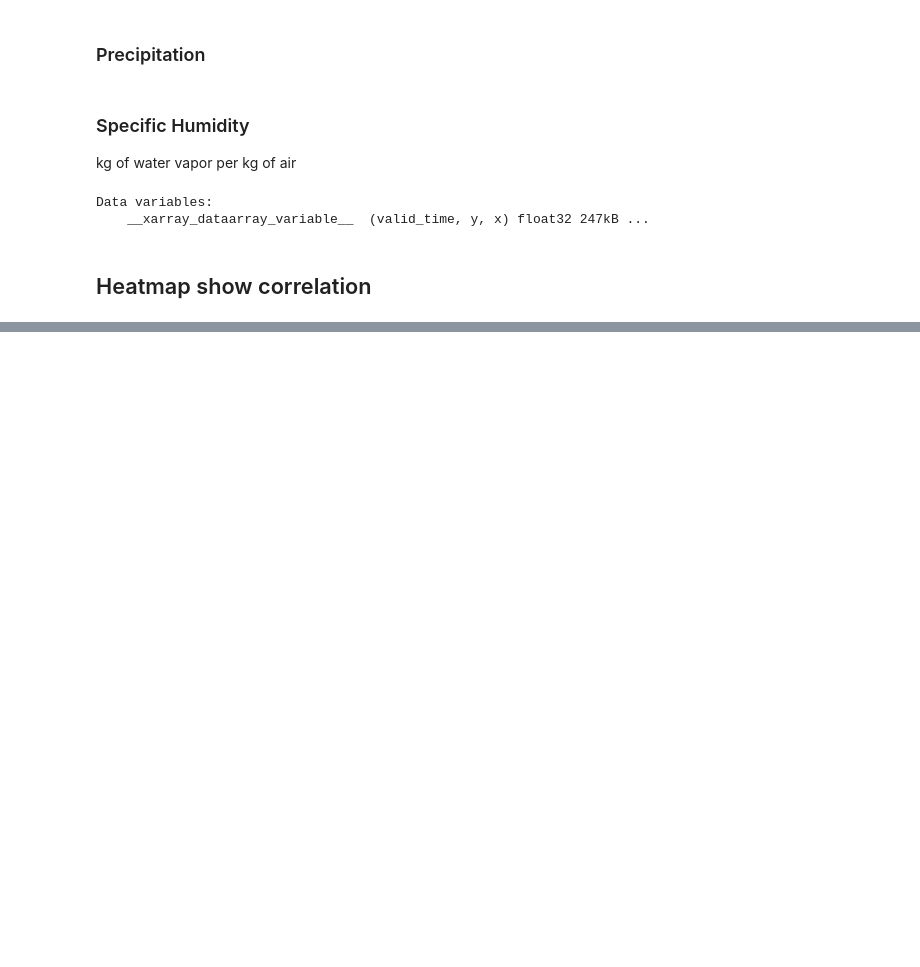
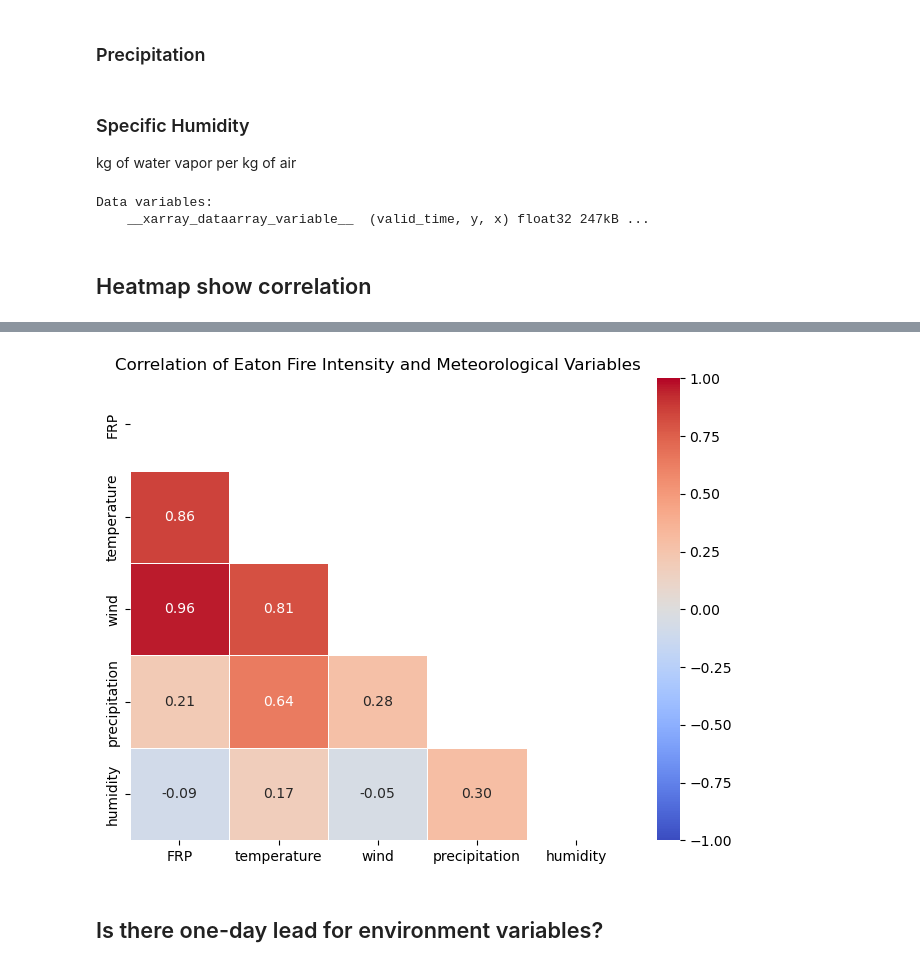
Before and after one commit to JoyceCaiOcean/WILDFIRE, a Jupyter notebook: Cai_Folder/Correlation.ipynb, the cells around one changed output, grey strips where cells are left out. Saved outputs shown, nothing was run; the diff lists cells and outputs as text; code cells hidden in the pictures; blank space fills up the shorter version.

```diff
--- a/Cai_Folder/Correlation.ipynb
+++ b/Cai_Folder/Correlation.ipynb
@@ -321,0 +303,32 @@ plt.show()
+# %%
+# Convert 'FRP' and 'ACQ_DATE' from the frp_eaton dataset to DataFrame
+frp_df = frp_eaton[['ACQ_DATE', 'FRP']].to_dataframe().reset_index()
+frp_df['valid_time'] = pd.to_datetime(frp_df['ACQ_DATE'])
+
+# Convert other variables to DataFrames
+eaton_temp_mean_df = eaton_temp_mean.to_dataframe().reset_index()
+eaton_temp_mean_df['valid_time'] = pd.to_datetime(eaton_temp_mean_df['valid_time'])
+
+eaton_wind_mean_df = eaton_wind_mean.to_dataframe().reset_index()
+eaton_wind_mean_df['valid_time'] = pd.to_datetime(eaton_wind_mean_df['valid_time'])
+
+eaton_preci_sum_df = eaton_preci_sum.to_dataframe().reset_index()
+eaton_preci_sum_df['valid_time'] = pd.to_datetime(eaton_preci_sum_df['valid_time'])
+
+eaton_humi_mean_df = eaton_humi_mean.to_dataframe().reset_index()
+eaton_humi_mean_df['valid_time'] = pd.to_datetime(eaton_humi_mean_df['valid_time'])
+
+# Merge all variables on 'valid_time' (keeping only colocated dates)
+merged_data2 = pd.merge(frp_df, eaton_temp_mean_df[['valid_time', 't2m']], on='valid_time', how='inner')
+merged_data2.rename(columns={'t2m': 'temperature'}, inplace=True)
+merged_data2 = pd.merge(merged_data2, eaton_wind_mean_df[['valid_time', 'wind_mag']], on='valid_time', how='inner')
+merged_data2.rename(columns={'wind_mag': 'wind'}, inplace=True)
+merged_data2 = pd.merge(merged_data2, eaton_preci_sum_df[['valid_time', 'tp']], on='valid_time', how='inner')
+merged_data2.rename(columns={'tp': 'precipitation'}, inplace=True)
+merged_data2 = pd.merge(merged_data2, eaton_humi_mean_df[['valid_time', 'humidity']], on='valid_time', how='inner')
+
+# Set 'valid_time' as the index
+merged_data2.set_index('valid_time', inplace=True)
+# %%
+merged_data_used2 = merged_data2.iloc[:, 2:]
+merged_data_used2
@@ -321,0 +343,16 @@ plt.show()
+# %%
+corr_matrix = merged_data_used2.corr()
+# %%
+# Create a mask for the upper triangle
+mask = np.triu(np.ones_like(corr_matrix, dtype=bool))
+
+plt.figure(figsize=(8, 6))
+sns.heatmap(corr_matrix, annot=True, cmap='coolwarm', fmt=".2f", linewidths=0.5, vmin=-1, vmax=1, mask=mask)
+plt.title("Correlation of Eaton Fire Intensity and Meteorological Variables")
+
+plt.savefig("plots/heatmap_eaton_env.png", format="png")
+plt.show()
+# %% [output]
+[figure, added]
+# %% [markdown]
+## Is there one-day lead for environment variables?
```
Also changed, not shown: parts of 33 cells of this notebook.
